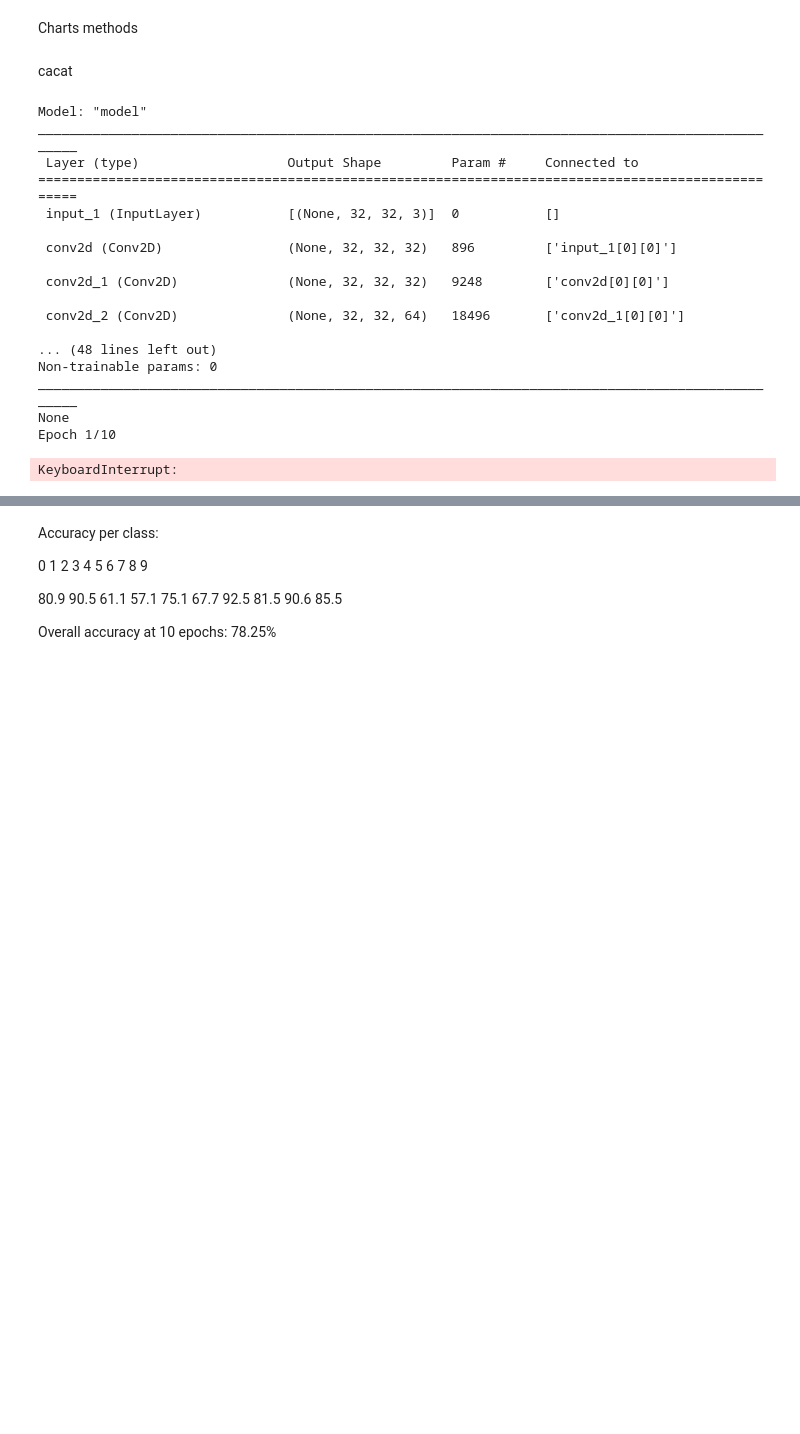
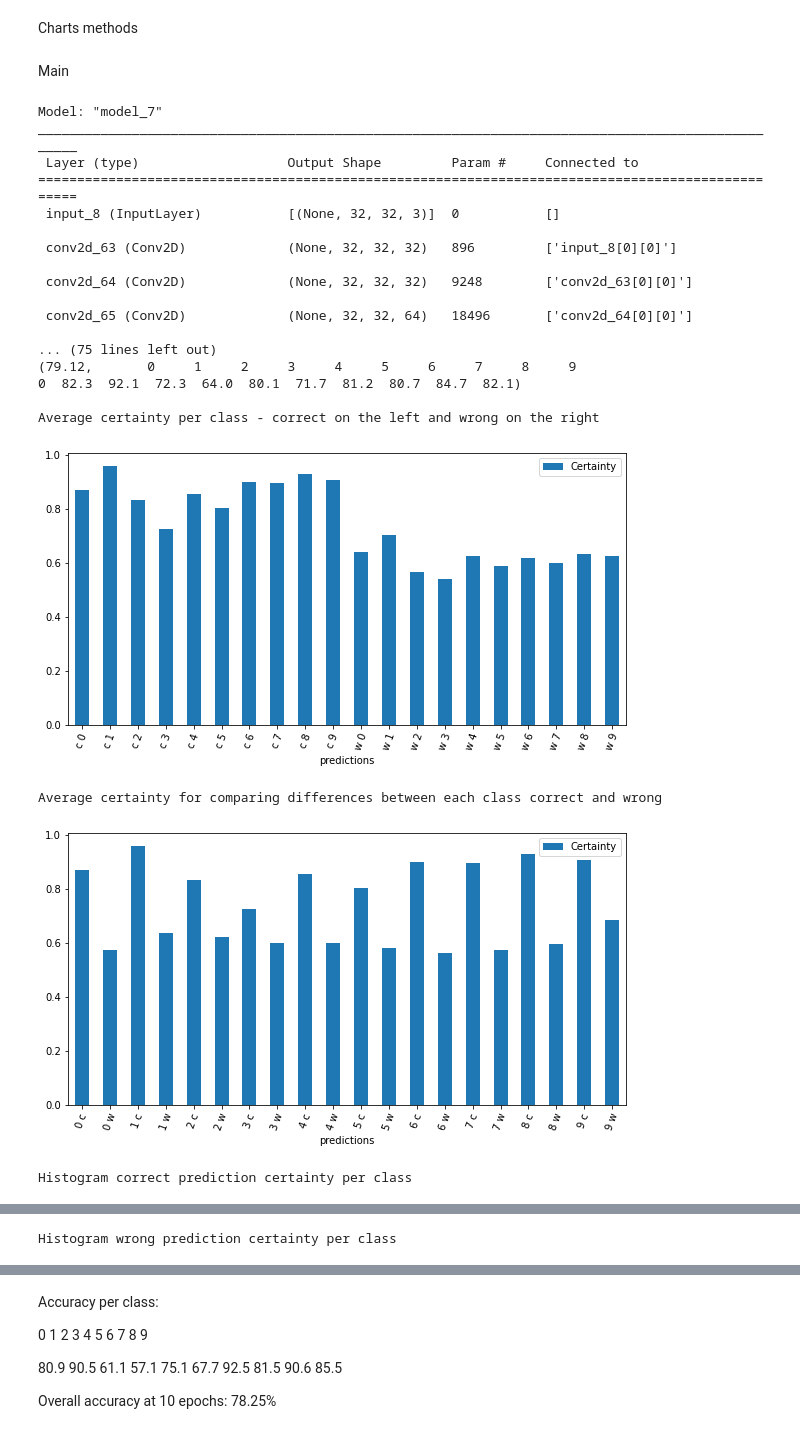
Before and after one commit to vmatao/task_firends, a Jupyter notebook: sf_task_method_2.ipynb, the cells around one changed output, grey strips where cells are left out. Cells and saved outputs as stored; diff of their text form; code cells hidden in the pictures; blank space fills up the shorter version.

```diff
--- a/sf_task_method_2.ipynb
+++ b/sf_task_method_2.ipynb
@@ -143,5 +143,5 @@ Loading data
 from keras.datasets import cifar10
 from sklearn.model_selection import train_test_split
 
-data = cifar10.load_data()
+(x_train, y_train), (x_test, y_test) = cifar10.load_data()
 # %%
@@ -271,6 +264,11 @@ def plot_histogram(df):
         ax.set_ylabel("Count")
     plt.show(block=True)
 
+def plot_charts(certainties, predictions, labels):
+
+    charts = Charts(certainties, predictions, labels)
+    charts.plot_barcharts()
+    charts.plot_histograms()
 
 class Charts:
 
@@ -311,31 +309,33 @@ class Charts:
         plot_histogram(self.df_pred_correct)
         print('\nHistogram wrong prediction certainty per class')
         plot_histogram(self.df_pred_wrong)
-# %% [markdown]
-cacat
-# %%
-# from google.colab import drive
-# drive.mount('/content/gdrive')
-# root_dir = "/content/"
-engine = Engine(10,32)
-engine.train(data=data)
-engine.evaluate(data=data)
-# %% [output]
-Model: "model"
-__________________________________________________________________________________________________
- Layer (type)                   Output Shape         Param #     Connected to
-==================================================================================================
- input_1 (InputLayer)           [(None, 32, 32, 3)]  0           []
-
- conv2d (Conv2D)                (None, 32, 32, 32)   896         ['input_1[0][0]']
-
- conv2d_1 (Conv2D)              (None, 32, 32, 32)   9248        ['conv2d[0][0]']
-
- conv2d_2 (Conv2D)              (None, 32, 32, 64)   18496       ['conv2d_1[0][0]']
-
-... (48 lines left out)
-Non-trainable params: 0
-__________________________________________________________________________________________________
-None
-Epoch 1/10
-KeyboardInterrupt:
+# %% [markdown]
+Main
+# %%
+model = Model()
+engine = Cifar10_Engine(model)
+engine.train(x_train, y_train, 32, 10)
+predictions, certainties, accuracy = engine.evaluate(x_test, y_test)
+plot_charts(certainties, predictions, y_test.flatten())
+# %% [output]
+Model: "model_7"
+__________________________________________________________________________________________________
+ Layer (type)                   Output Shape         Param #     Connected to
+==================================================================================================
+ input_8 (InputLayer)           [(None, 32, 32, 3)]  0           []
+
+ conv2d_63 (Conv2D)             (None, 32, 32, 32)   896         ['input_8[0][0]']
+
+ conv2d_64 (Conv2D)             (None, 32, 32, 32)   9248        ['conv2d_63[0][0]']
+
+ conv2d_65 (Conv2D)             (None, 32, 32, 64)   18496       ['conv2d_64[0][0]']
+
+... (75 lines left out)
+(79.12,       0     1     2     3     4     5     6     7     8     9
+0  82.3  92.1  72.3  64.0  80.1  71.7  81.2  80.7  84.7  82.1)
+
+Average certainty per class - correct on the left and wrong on the right
+[figure, added]
+Average certainty for comparing differences between each class correct and wrong
+[figure, added]
+Histogram correct prediction certainty per class
@@ -341,0 +343 @@ KeyboardInterrupt:
+Histogram wrong prediction certainty per class
```
Also changed, not shown: parts of 3 cells of this notebook, 1 other file.
